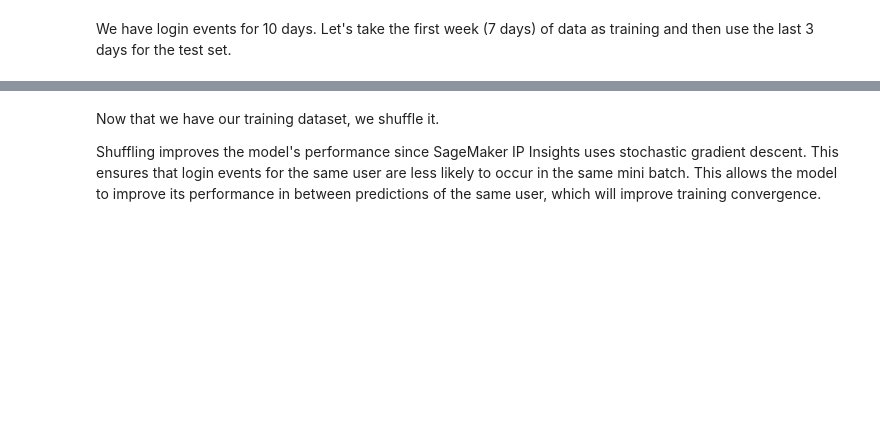
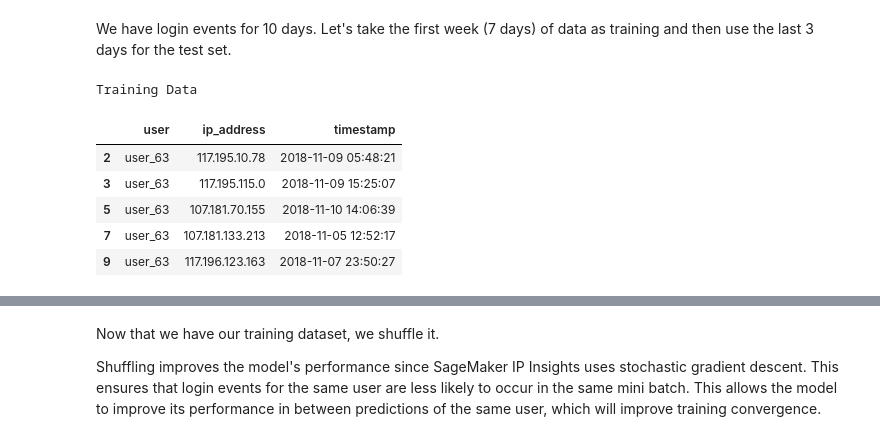
Before and after one commit to jessicaahm/ipinsights_login, a Jupyter notebook: ipinsights-tutorial.ipynb, the cells around one changed output, grey strips where cells are left out. Drawn from its saved outputs; the diff is of its cells as text; code cells hidden in the pictures; blank space fills up the shorter version.

```diff
--- a/ipinsights-tutorial.ipynb
+++ b/ipinsights-tutorial.ipynb
@@ -219,3 +344,15 @@ time_partition = (
 
 train_df = df[df["timestamp"] <= time_partition]
 test_df = df[df["timestamp"] > time_partition]
+# %%
+#Compare Training and Test Data
+print(f"Training Data")
+train_df.head()
+# %% [output]
+Training Data
+|  | user | ip_address | timestamp |
+| 2 | user_63 | 117.195.10.78 | 2018-11-09 05:48:21 |
+| 3 | user_63 | 117.195.115.0 | 2018-11-09 15:25:07 |
+| 5 | user_63 | 107.181.70.155 | 2018-11-10 14:06:39 |
+| 7 | user_63 | 107.181.133.213 | 2018-11-05 12:52:17 |
+| 9 | user_63 | 117.196.123.163 | 2018-11-07 23:50:27 |
```
Also changed, not shown: parts of 66 cells of this notebook.
